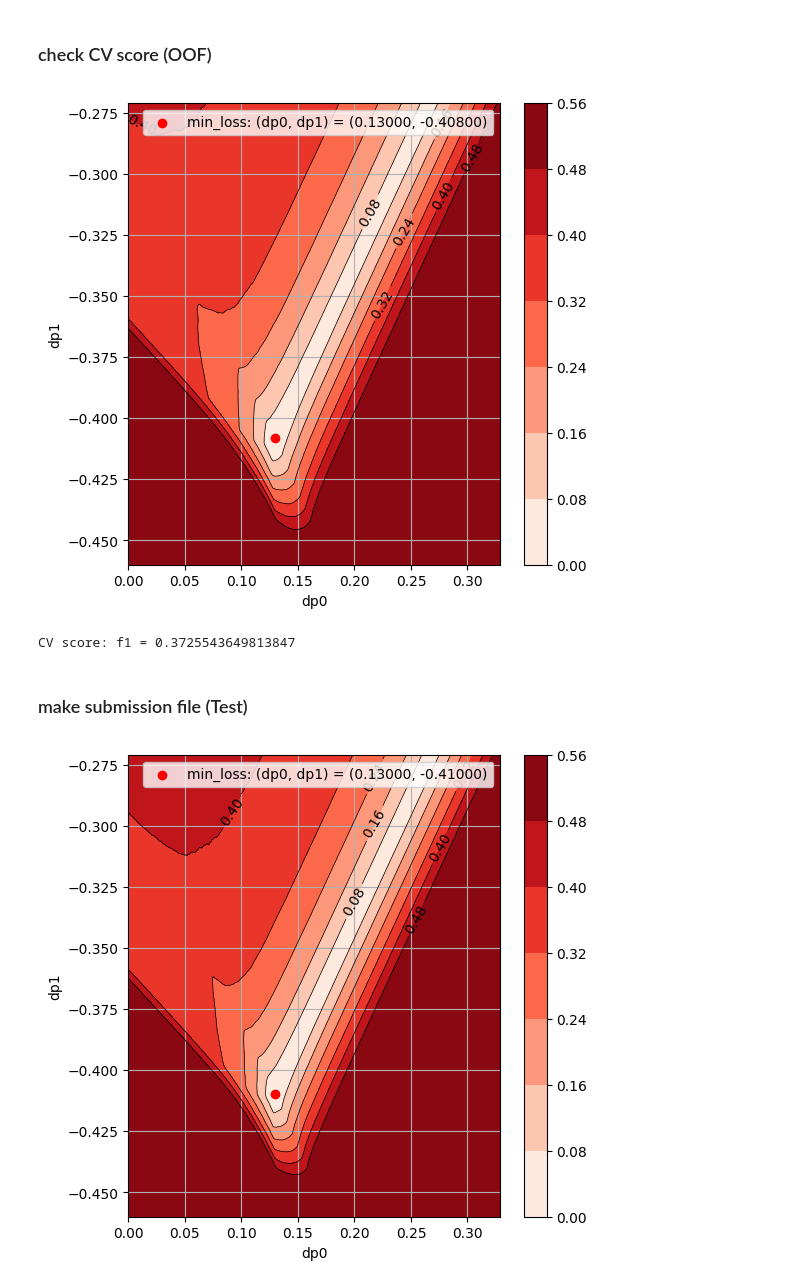
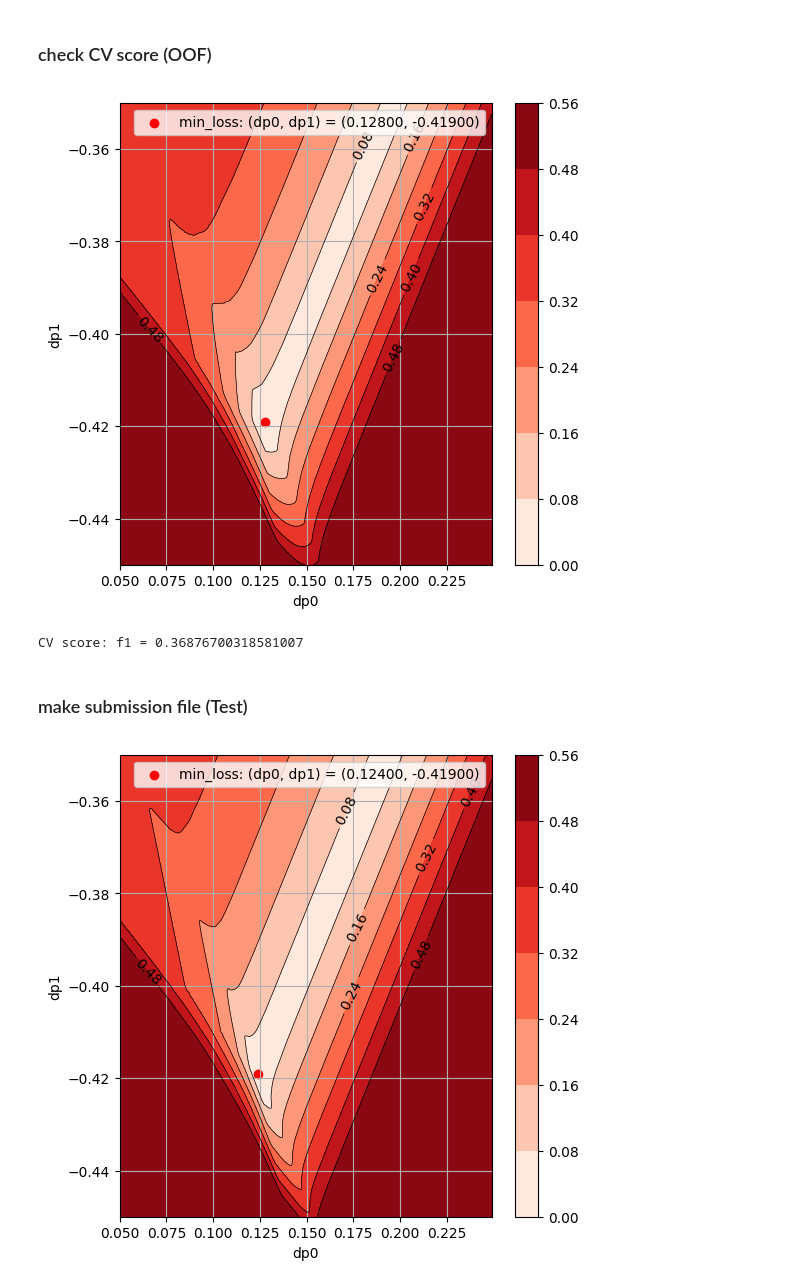
Before and after one commit to nkai8102/green, a Jupyter notebook: 30_postprocess.ipynb, the cells around one changed output. Drawn from its saved outputs; the diff is of its cells as text; code cells hidden in the pictures.

Commit message:
stacking submission完了 LB=0.368

```diff
--- a/30_postprocess.ipynb
+++ b/30_postprocess.ipynb
@@ -16,15 +16,17 @@ from imblearn.under_sampling import RandomUnderSampler
 from optuna import integration, logging
 from itertools import product
 # %%
-# clf_feat = "catboost_feat00"
-clf_feat = "lgbm_feat01"
+clf_feat = "catboost_feat00"
+# clf_feat = "lgbm_feat01"
 
 feat = clf_feat.split("_")[-1]
 
 train = pl.read_csv("data/train.csv")
+oof_pred_df = pl.read_csv(f"pred/oof_pred_{clf_feat}.csv")
+
 test_feat = pl.read_csv(f"feat/feat_test_{feat}.csv")
-test_pred_df = pl.read_csv(f"pred/test_pred_{clf_feat}.csv")
-oof_pred_df = pl.read_csv(f"pred/oof_pred_{clf_feat}.csv")
+# test_pred_df = pl.read_csv(f"pred/test_pred_{clf_feat}.csv")
+test_pred_df = pl.read_csv(f"pred/test_pred_lgbm_and_catboost_stacking.csv")
 # %%
 # trainにおける、各クラスのデータ件数率
 weights_train = np.array(train["health"].value_counts().sort("health")["count"]) / len(train)
@@ -101,8 +103,8 @@ def threshold_tuning(test_pred_df, dp0_lst, dp1_lst, weights_train):
 from sklearn.metrics import f1_score
 
 # 解像度を1e-4, 1e-5と細かく実験したが精度向上にはつながらない
-dp0_lst = np.arange(0.00, 0.33, 1e-3)
-dp1_lst = np.arange(-0.46, -0.27, 1e-3)
+dp0_lst = np.arange(0.05, 0.25, 1e-3)
+dp1_lst = np.arange(-0.45, -0.35, 1e-3)
 
 # F1スコア期待値が最大になる判定閾値を探索
 dp0_opt, dp1_opt = threshold_tuning(oof_pred_df, dp0_lst, dp1_lst, weights_train)
@@ -119,25 +121,26 @@ pred_label = np.argmax(dp_df, axis=1)
 f1 = f1_score(np.array(train["health"]), pred_label, average="macro")
 print("CV score: f1 =", f1)
 # %% [output]
-[figure, old version]
+[figure, new version]
-CV score: f1 = 0.3725543649813847
+CV score: f1 = 0.36876700318581007
 # %% [markdown]
 ### make submission file (Test)
 # %%
 # F1スコア期待値が最大になる判定閾値を探索
 # oofの結果を流用する場合と比べて精度向上するかは、場合による
 dp0_opt, dp1_opt = threshold_tuning(test_pred_df, dp0_lst, dp1_lst, weights_train)
 
 # 判定閾値をナイーブベース(1/3, 1/3)からスライド
 dp_df = test_pred_df.with_columns([pl.col("health_is_0") + dp0_opt,
                                    pl.col("health_is_1") + dp1_opt,
                                    pl.col("health_is_2") - dp0_opt - dp1_opt])
 
 # スライドした閾値に基づくクラス分類
 pred_label = np.argmax(dp_df, axis=1)
 
 # submission file
 submission = pl.DataFrame({"idx": test_feat["idx"], "PredictedLabel": pred_label})
-submission.write_csv(f"submission_{clf_feat}.csv", include_header=False)
+# submission.write_csv(f"submission_{clf_feat}.csv", include_header=False)
+submission.write_csv(f"submission_lgbm_and_catboost_stacking.csv", include_header=False)
 # %% [output]
-[figure, old version]
+[figure, new version]
```
Also changed, not shown: 34 other files.
